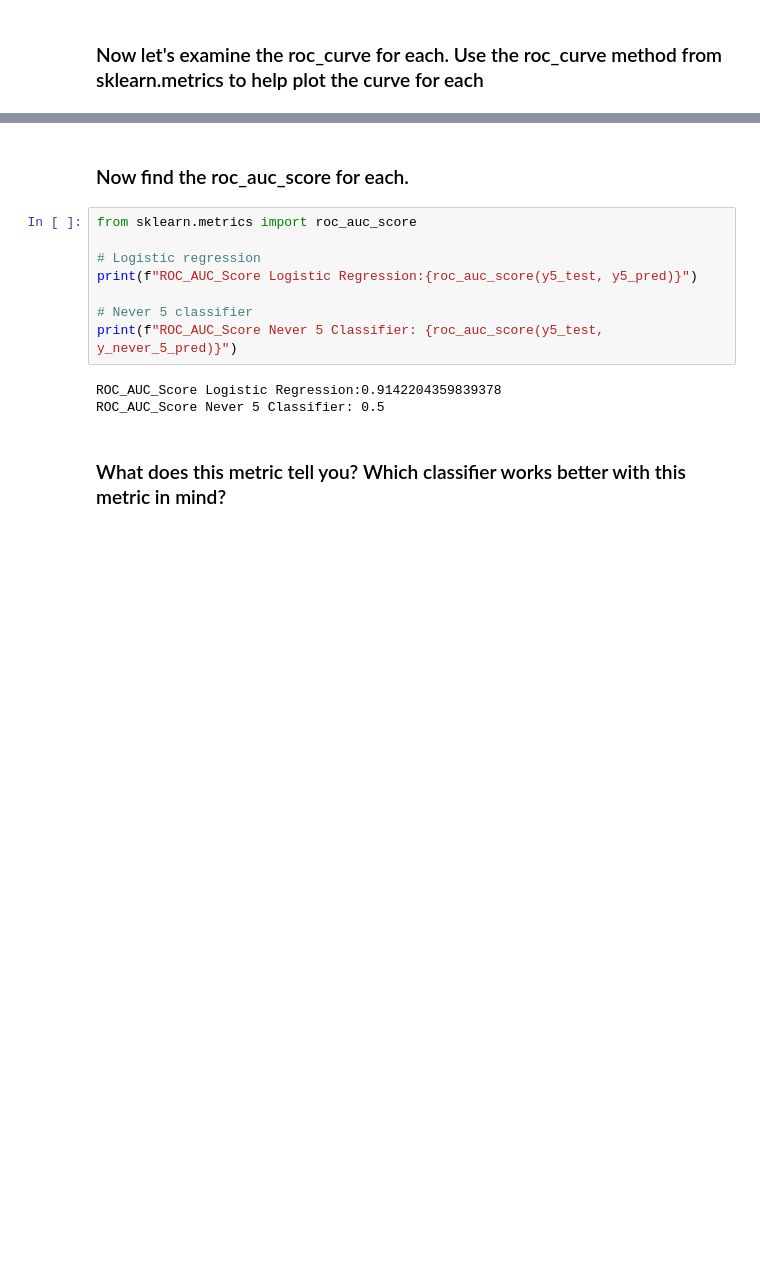
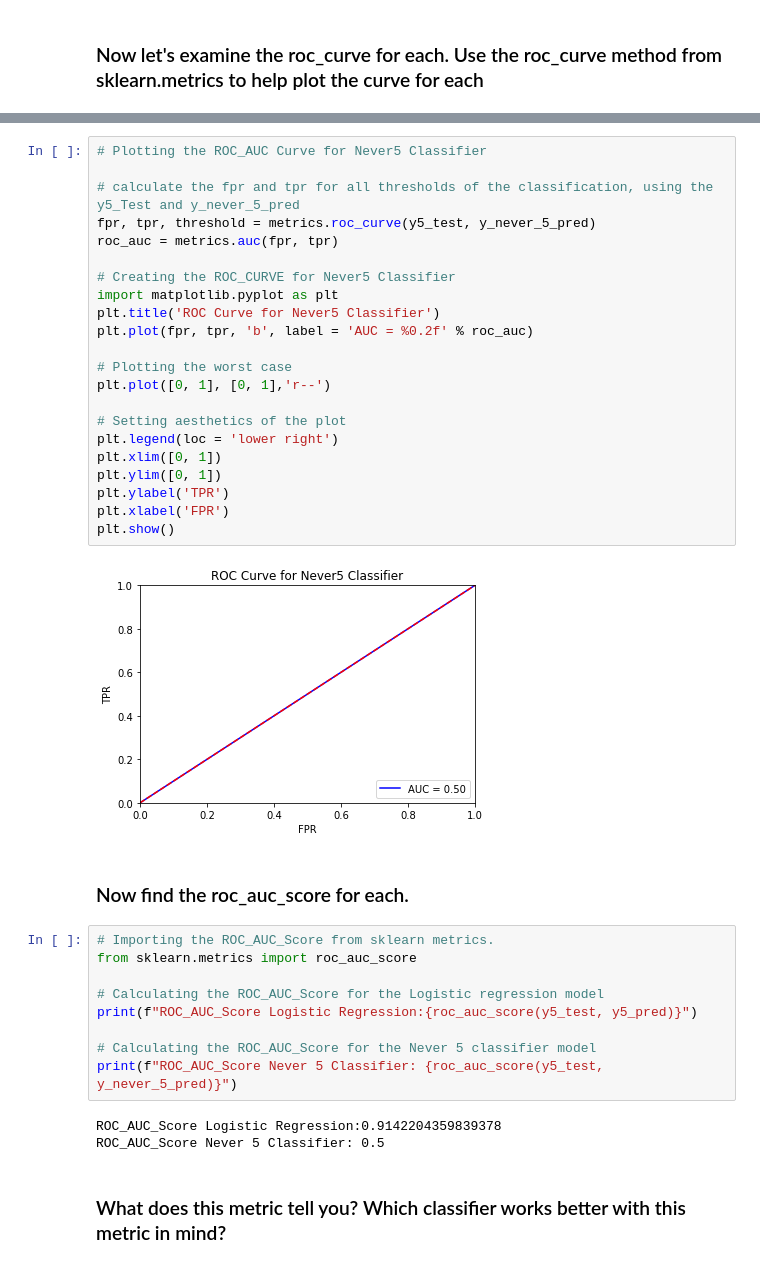
Before and after one commit to wobniarin/lab-evaluation-recall-precision, a Jupyter notebook: your-code/main.ipynb, the cells around one changed output, grey strips where cells are left out. Cells and saved outputs as stored; diff of their text form; blank space fills up the shorter version.

```diff
--- a/your-code/main.ipynb
+++ b/your-code/main.ipynb
@@ -224,15 +237,40 @@ plt.xlabel('FPR')
 plt.show()
 # %% [output]
 [figure]
+# %%
+# Plotting the ROC_AUC Curve for Never5 Classifier
+
+# calculate the fpr and tpr for all thresholds of the classification, using the y5_Test and y_never_5_pred
+fpr, tpr, threshold = metrics.roc_curve(y5_test, y_never_5_pred)
+roc_auc = metrics.auc(fpr, tpr)
+
+# Creating the ROC_CURVE for Never5 Classifier
+import matplotlib.pyplot as plt
+plt.title('ROC Curve for Never5 Classifier')
+plt.plot(fpr, tpr, 'b', label = 'AUC = %0.2f' % roc_auc)
+
+# Plotting the worst case
+plt.plot([0, 1], [0, 1],'r--')
+
+# Setting aesthetics of the plot
+plt.legend(loc = 'lower right')
+plt.xlim([0, 1])
+plt.ylim([0, 1])
+plt.ylabel('TPR')
+plt.xlabel('FPR')
+plt.show()
+# %% [output]
+[figure, added]
 # %% [markdown]
 ### Now find the roc_auc_score for each.
 # %%
+# Importing the ROC_AUC_Score from sklearn metrics.
 from sklearn.metrics import roc_auc_score
 
-# Logistic regression
+# Calculating the ROC_AUC_Score for the Logistic regression model
 print(f"ROC_AUC_Score Logistic Regression:{roc_auc_score(y5_test, y5_pred)}")
 
-# Never 5 classifier
+# Calculating the ROC_AUC_Score for the Never 5 classifier model
 print(f"ROC_AUC_Score Never 5 Classifier: {roc_auc_score(y5_test, y_never_5_pred)}")
 # %% [output]
 ROC_AUC_Score Logistic Regression:0.9142204359839378
```
Also changed, not shown: parts of 3 cells of this notebook.
